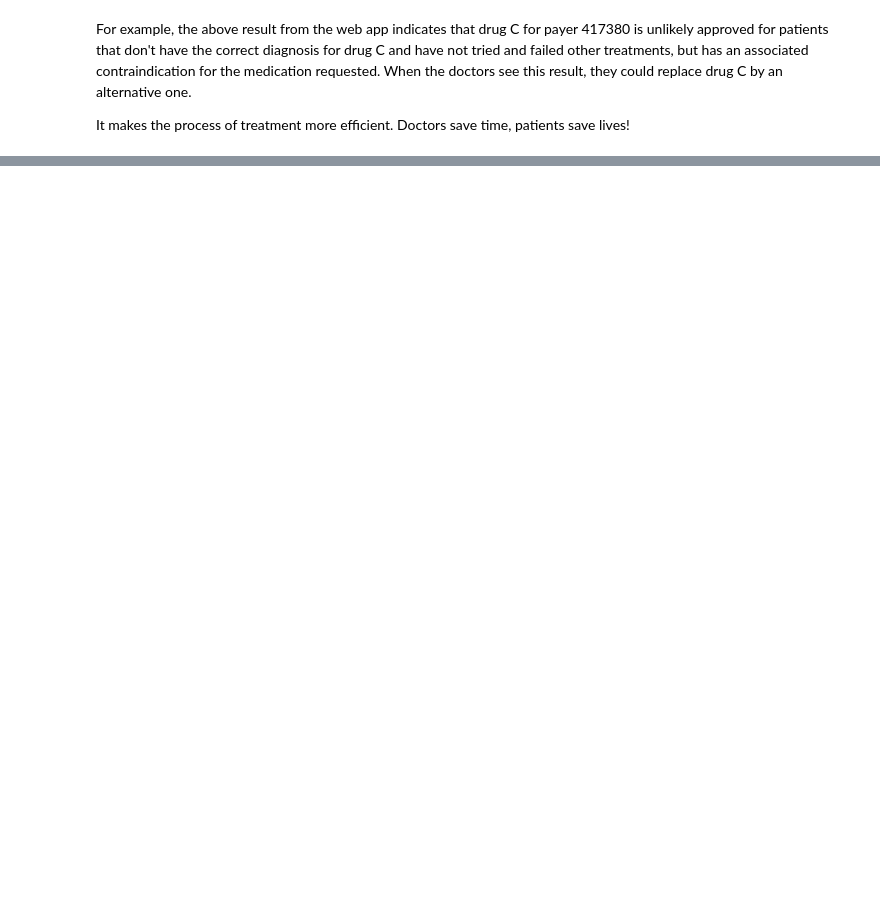
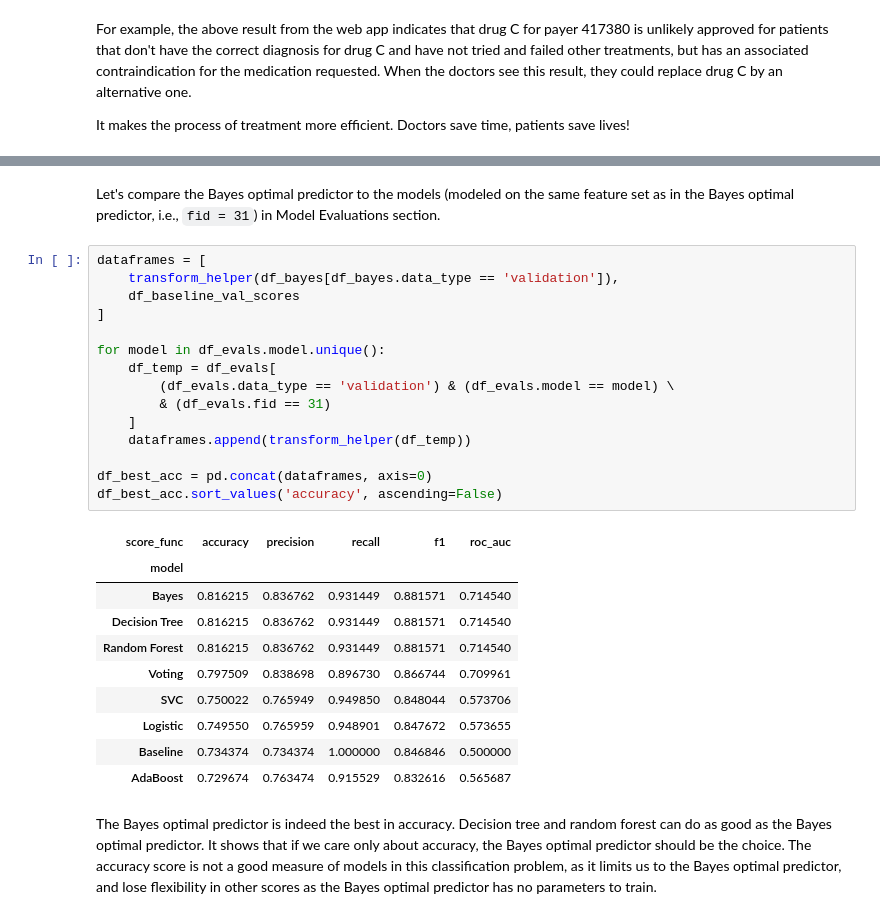
Before and after one commit to domagal9/classifymymeds, a Jupyter notebook: pa_classifier.ipynb, the cells around one changed output, grey strips where cells are left out. Drawn from its saved outputs; the diff is of its cells as text; blank space fills up the shorter version.

```diff
--- a/pa_classifier.ipynb
+++ b/pa_classifier.ipynb
@@ -699,0 +839,30 @@ It makes the process of treatment more efficient. Doctors save time, patients sa
+# %% [markdown]
+Let's compare the Bayes optimal predictor to the models (modeled on the same feature set as in the Bayes optimal predictor, i.e., `fid = 31`) in Model Evaluations section.
+# %%
+dataframes = [
+    transform_helper(df_bayes[df_bayes.data_type == 'validation']),
+    df_baseline_val_scores
+]
+
+for model in df_evals.model.unique():
+    df_temp = df_evals[
+        (df_evals.data_type == 'validation') & (df_evals.model == model) \
+        & (df_evals.fid == 31)
+    ]
+    dataframes.append(transform_helper(df_temp))
+
+df_best_acc = pd.concat(dataframes, axis=0)
+df_best_acc.sort_values('accuracy', ascending=False)
+# %% [output]
+| score_func | accuracy | precision | recall | f1 | roc_auc |
+| model |  |  |  |  |  |
+| Bayes | 0.816215 | 0.836762 | 0.931449 | 0.881571 | 0.714540 |
+| Decision Tree | 0.816215 | 0.836762 | 0.931449 | 0.881571 | 0.714540 |
+| Random Forest | 0.816215 | 0.836762 | 0.931449 | 0.881571 | 0.714540 |
+| Voting | 0.797509 | 0.838698 | 0.896730 | 0.866744 | 0.709961 |
+| SVC | 0.750022 | 0.765949 | 0.949850 | 0.848044 | 0.573706 |
+| Logistic | 0.749550 | 0.765959 | 0.948901 | 0.847672 | 0.573655 |
+| Baseline | 0.734374 | 0.734374 | 1.000000 | 0.846846 | 0.500000 |
+| AdaBoost | 0.729674 | 0.763474 | 0.915529 | 0.832616 | 0.565687 |
+# %% [markdown]
+The Bayes optimal predictor is indeed the best in accuracy. Decision tree and random forest can do as good as the Bayes optimal predictor. It shows that if we care only about accuracy, the Bayes optimal predictor should be the choice. The accuracy score is not a good measure of models in this classification problem, as it limits us to the Bayes optimal predictor, and lose flexibility in other scores as the Bayes optimal predictor has no parameters to train.
```
Also changed, not shown: parts of 11 cells of this notebook.
